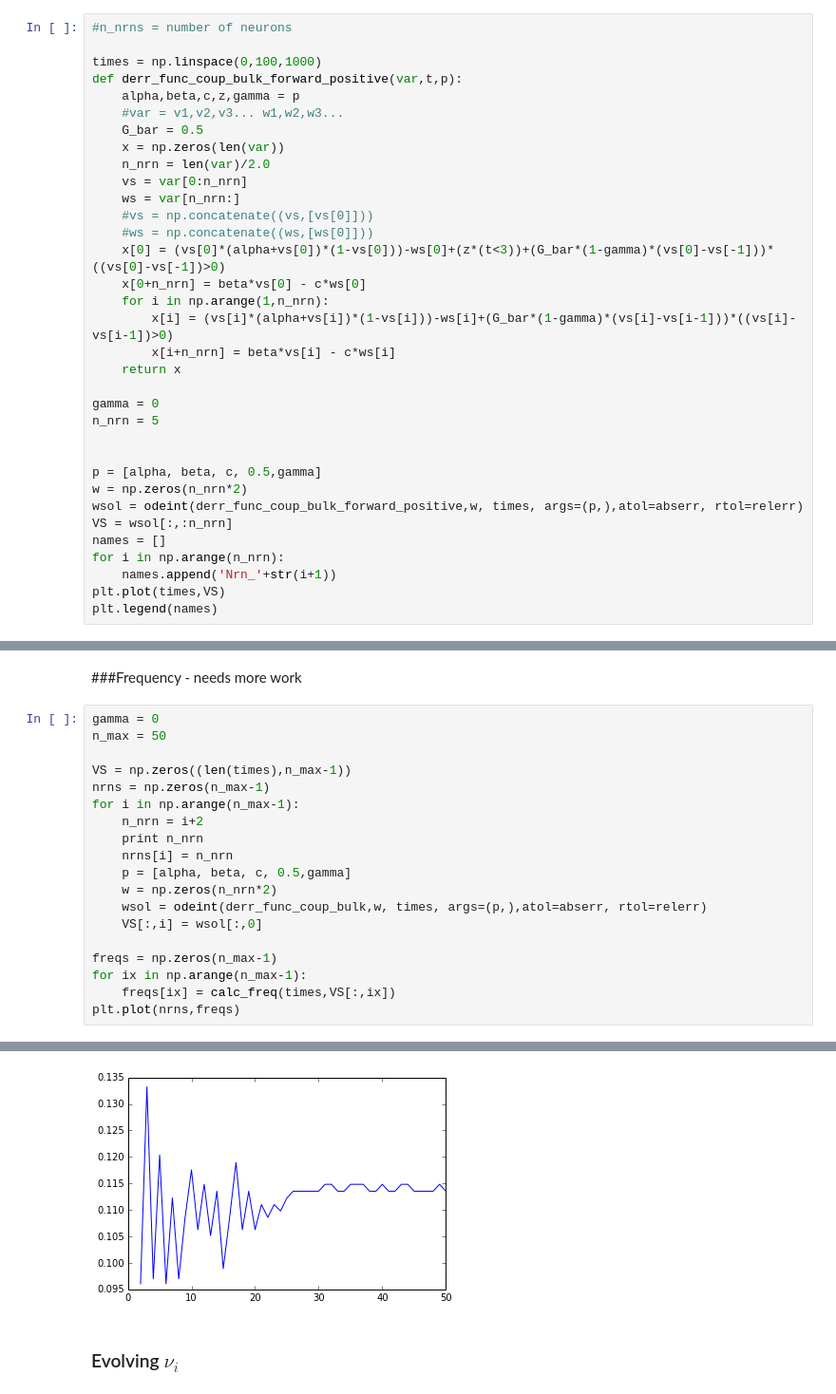
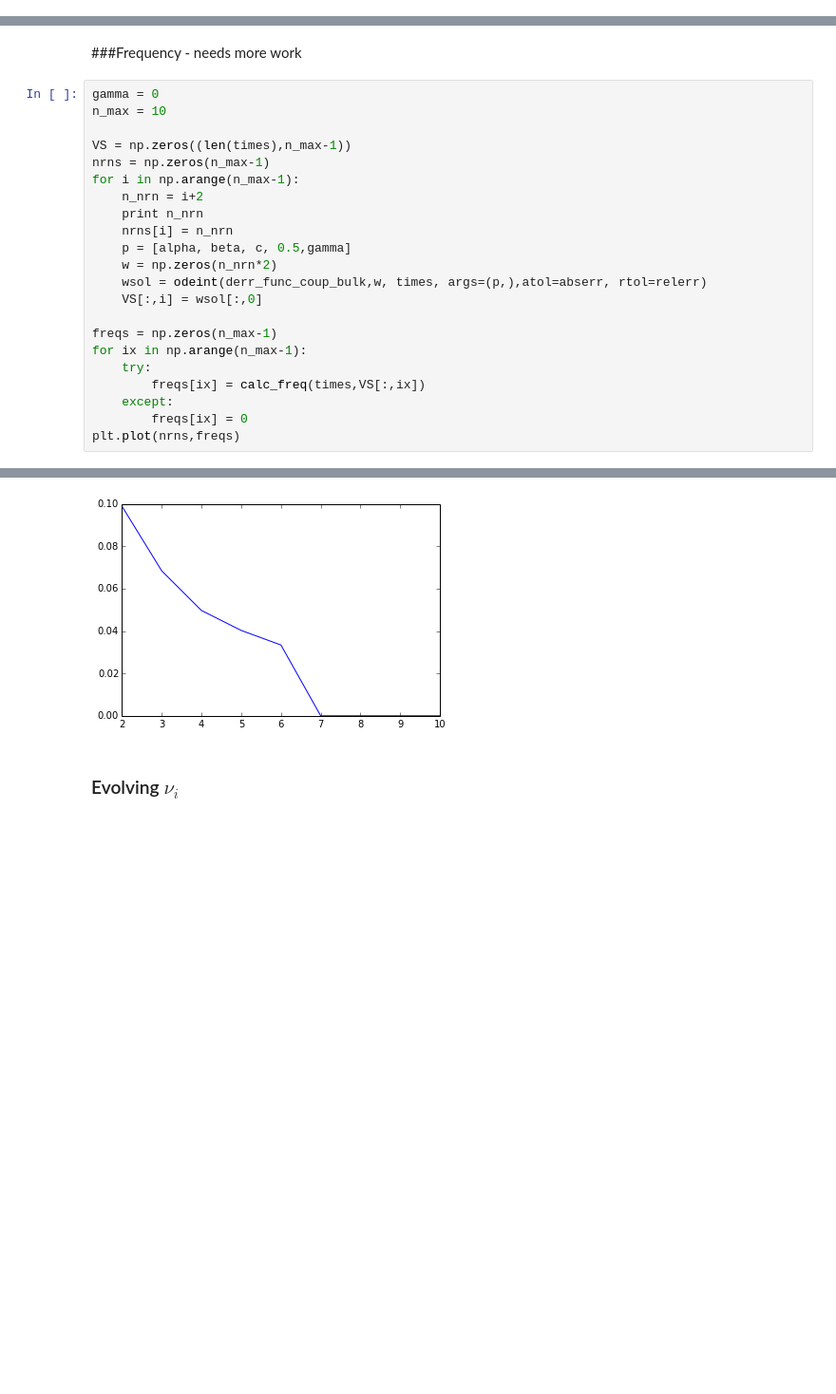
Before and after one commit to aaronshifman/modeling_final, a Jupyter notebook: ipynb/python model - isolated.ipynb, the cells around one changed output, grey strips where cells are left out. Shown at 95% size. Saved outputs shown, nothing was run; the diff lists cells and outputs as text; blank space fills up the shorter version.

```diff
--- a/ipynb/python model - isolated.ipynb
+++ b/ipynb/python model - isolated.ipynb
@@ -382,34 +375,0 @@ plt.legend(names)
-# %%
-#n_nrns = number of neurons
-
-times = np.linspace(0,100,1000)
-def derr_func_coup_bulk_forward_positive(var,t,p):
-    alpha,beta,c,z,gamma = p
-    #var = v1,v2,v3... w1,w2,w3...
-    G_bar = 0.5
-    x = np.zeros(len(var))
-    n_nrn = len(var)/2.0
-    vs = var[0:n_nrn]
-    ws = var[n_nrn:]
-    #vs = np.concatenate((vs,[vs[0]]))
-    #ws = np.concatenate((ws,[ws[0]]))
-    x[0] = (vs[0]*(alpha+vs[0])*(1-vs[0]))-ws[0]+(z*(t<3))+(G_bar*(1-gamma)*(vs[0]-vs[-1]))*((vs[0]-vs[-1])>0)
-    x[0+n_nrn] = beta*vs[0] - c*ws[0]
-    for i in np.arange(1,n_nrn):
-        x[i] = (vs[i]*(alpha+vs[i])*(1-vs[i]))-ws[i]+(G_bar*(1-gamma)*(vs[i]-vs[i-1]))*((vs[i]-vs[i-1])>0)
-        x[i+n_nrn] = beta*vs[i] - c*ws[i]
-    return x
-
-gamma = 0
-n_nrn = 5
-
-
-p = [alpha, beta, c, 0.5,gamma]
-w = np.zeros(n_nrn*2)
-wsol = odeint(derr_func_coup_bulk_forward_positive,w, times, args=(p,),atol=abserr, rtol=relerr)
-VS = wsol[:,:n_nrn]
-names = []
-for i in np.arange(n_nrn):
-    names.append('Nrn_'+str(i+1))
-plt.plot(times,VS)
-plt.legend(names)
@@ -420,7 +377,7 @@ plt.legend(names)
 ###Frequency - needs more work
 # %%
 gamma = 0
-n_max = 50
+n_max = 10
 
 VS = np.zeros((len(times),n_max-1))
 nrns = np.zeros(n_max-1)
@@ -435,7 +392,10 @@ for i in np.arange(n_max-1):
 
 freqs = np.zeros(n_max-1)
 for ix in np.arange(n_max-1):
-    freqs[ix] = calc_freq(times,VS[:,ix])
+    try:
+        freqs[ix] = calc_freq(times,VS[:,ix])
+    except:
+        freqs[ix] = 0
 plt.plot(nrns,freqs)
 # %% [output]
 2
@@ -458,5 +410,5 @@ plt.plot(nrns,freqs)
 [<matplotlib.lines.Line2D at 0x...>]
-[figure, old version]
+[figure, new version]
 # %% [markdown]
 ### Evolving $\nu_i$
 # %% [markdown]
```
Also changed, not shown: parts of 8 cells of this notebook.
